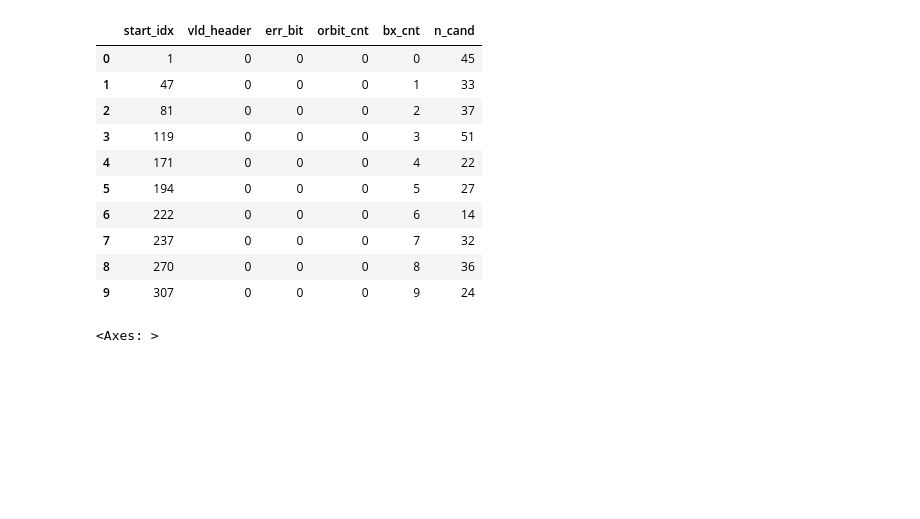
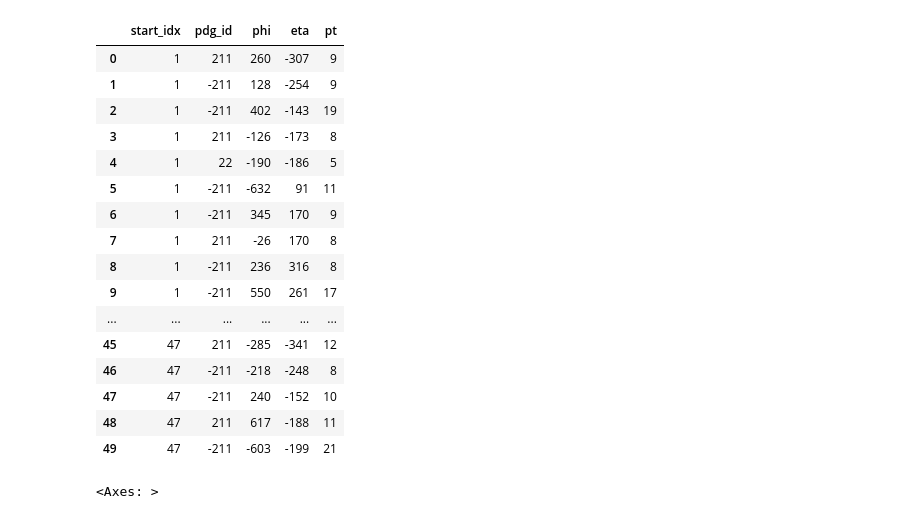
Before and after one commit to GiovanniZago/W3Pi-selection-algorithm, a Jupyter notebook: data-processing/puppi_visualizer.ipynb, the cells around one changed output. Cells and saved outputs as stored; diff of their text form; code cells hidden in the pictures; blank space fills up the shorter version.

Commit message:
end of morning scripting

```diff
--- a/data-processing/puppi_data_inspector.ipynb
+++ b/data-processing/puppi_visualizer.ipynb
@@ -3,25 +3,33 @@ from puppi_unpacker_native64 import puppi_unpacker_native64 as unpacker
 import pandas as pd
 import numpy as np
 
-header_data, part_data = unpacker("./data/Puppi.dump")
-columns_head = ["start_idx", "vld_header", "err_bit", "orbit_cnt", "bx_cnt", "n_cand"]
+DATA_PATH = "/home/giovanni/pod/thesis/code/scripts-sources/W3Pi-selection-algorithm/data/"
+
+header_data, part_data = unpacker(DATA_PATH + "Puppi.dump")
+columns_head = ["start_idx", "vld_header", "err_bit", "lr_num", "orbit_cnt", "bx_cnt", "n_cand"]
 columns_part = ["start_idx", "pdg_id", "phi", "eta", "pt"]
 df_head = pd.DataFrame(header_data, columns=columns_head)
 df_part = pd.DataFrame(part_data, columns=columns_part)
-# %%
-df_head.head(10)
-# %% [output]
-|  | start_idx | vld_header | err_bit | orbit_cnt | bx_cnt | n_cand |
-| 0 | 1 | 0 | 0 | 0 | 0 | 45 |
-| 1 | 47 | 0 | 0 | 0 | 1 | 33 |
-| 2 | 81 | 0 | 0 | 0 | 2 | 37 |
-| 3 | 119 | 0 | 0 | 0 | 3 | 51 |
-| 4 | 171 | 0 | 0 | 0 | 4 | 22 |
-| 5 | 194 | 0 | 0 | 0 | 5 | 27 |
-| 6 | 222 | 0 | 0 | 0 | 6 | 14 |
-| 7 | 237 | 0 | 0 | 0 | 7 | 32 |
-| 8 | 270 | 0 | 0 | 0 | 8 | 36 |
-| 9 | 307 | 0 | 0 | 0 | 9 | 24 |
+# %%
+df_part.head(50)
+# %% [output]
+|  | start_idx | pdg_id | phi | eta | pt |
+| 0 | 1 | 211 | 260 | -307 | 9 |
+| 1 | 1 | -211 | 128 | -254 | 9 |
+| 2 | 1 | -211 | 402 | -143 | 19 |
+| 3 | 1 | 211 | -126 | -173 | 8 |
+| 4 | 1 | 22 | -190 | -186 | 5 |
+| 5 | 1 | -211 | -632 | 91 | 11 |
+| 6 | 1 | -211 | 345 | 170 | 9 |
+| 7 | 1 | 211 | -26 | 170 | 8 |
+| 8 | 1 | -211 | 236 | 316 | 8 |
+| 9 | 1 | -211 | 550 | 261 | 17 |
+| ... | ... | ... | ... | ... | ... |
+| 45 | 47 | 211 | -285 | -341 | 12 |
+| 46 | 47 | -211 | -218 | -248 | 8 |
+| 47 | 47 | -211 | 240 | -152 | 10 |
+| 48 | 47 | 211 | 617 | -188 | 11 |
+| 49 | 47 | -211 | -603 | -199 | 21 |
 # %%
 df_part["pt"] = df_part["pt"] * 0.25
 df_part["eta"] = df_part["eta"] * (np.pi / 720)
```
Also changed, not shown: 1 other file.
